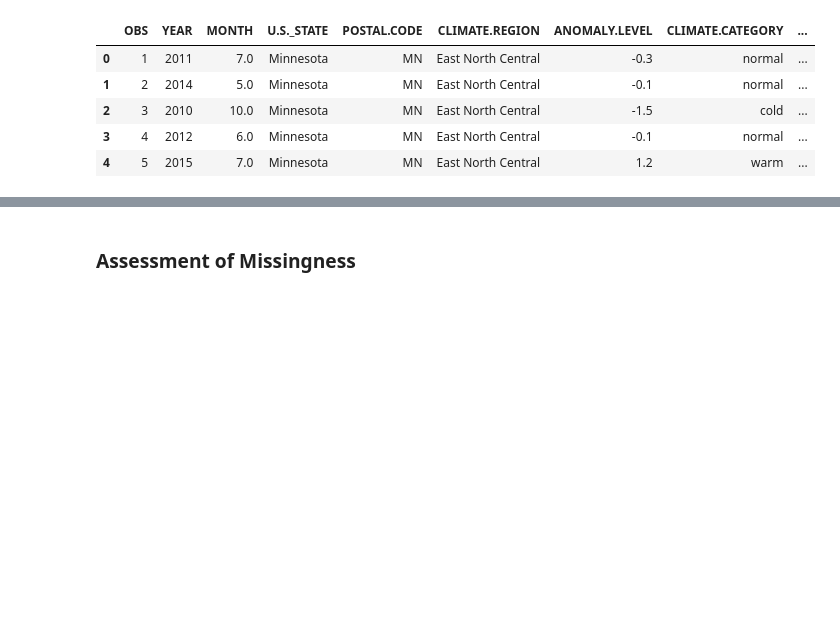
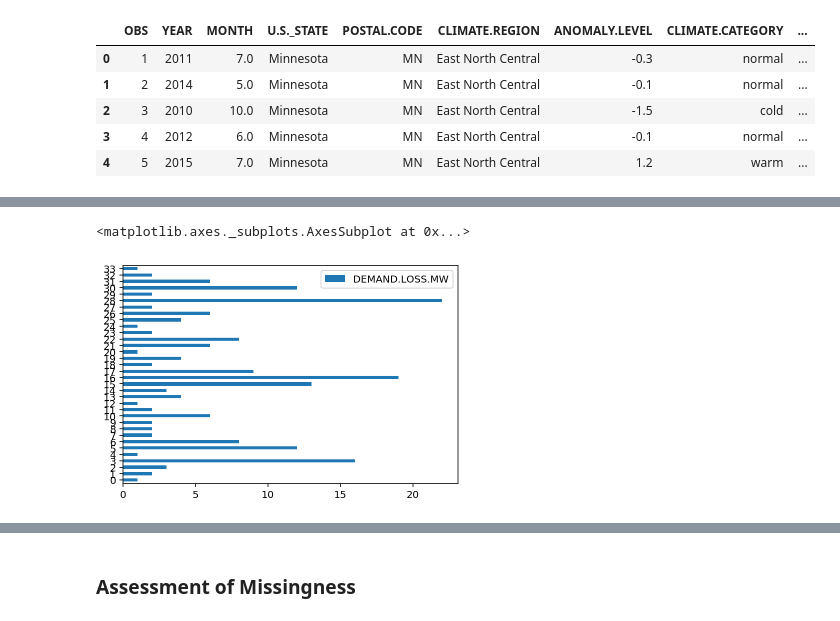
Before and after one commit to AECassAWei/dsc80-wi20, a Jupyter notebook: projects/project03/outages.ipynb, the cells around one changed output, grey strips where cells are left out. Cells and saved outputs as stored; diff of their text form; code cells hidden in the pictures; blank space fills up the shorter version.

```diff
--- a/projects/project03/outages.ipynb
+++ b/projects/project03/outages.ipynb
@@ -87,0 +95,6 @@ outage.head()
+# %%
+# Maybe need to check the missingness before analysis
+major_outage = (outage[(outage['DEMAND.LOSS.MW'] > 300) & # Firm load loss > 300MW
+                       (outage['CUSTOMERS.AFFECTED'] > 50000)] # Customers > 50000
+                       .reset_index(drop=True)) # Reset index
+major_outage.head()
@@ -87,0 +119,3 @@ outage.head()
+# %%
+count = major_outage.groupby('POSTAL.CODE').count()['DEMAND.LOSS.MW'].reset_index()
+count.head()
@@ -87,0 +129,5 @@ outage.head()
+# %%
+count.plot(kind='barh')
+# %% [output]
+<matplotlib.axes._subplots.AxesSubplot at 0x...>
+[figure, added]
```
Also changed, not shown: parts of 11 cells of this notebook, 3 other files.
